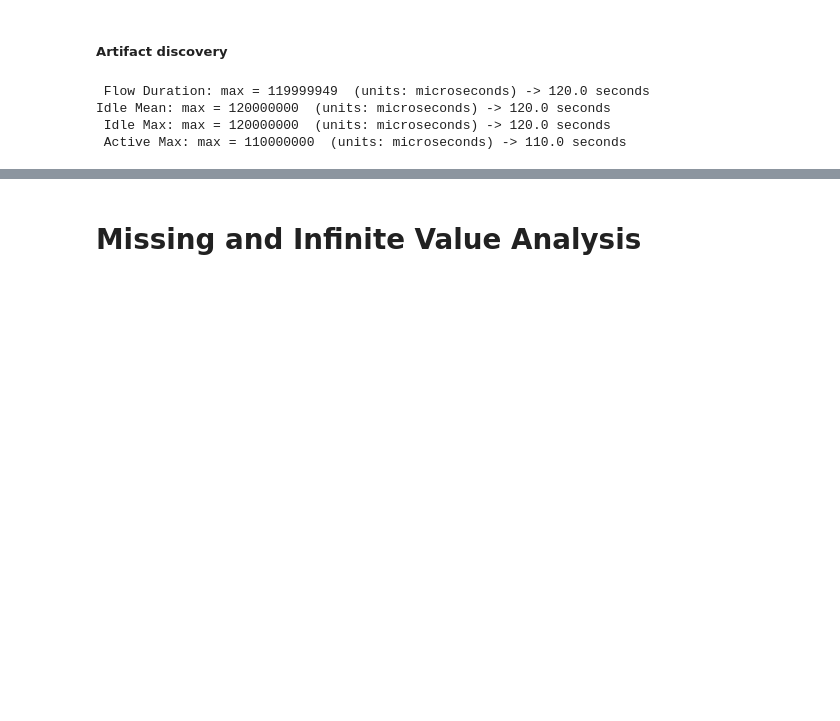
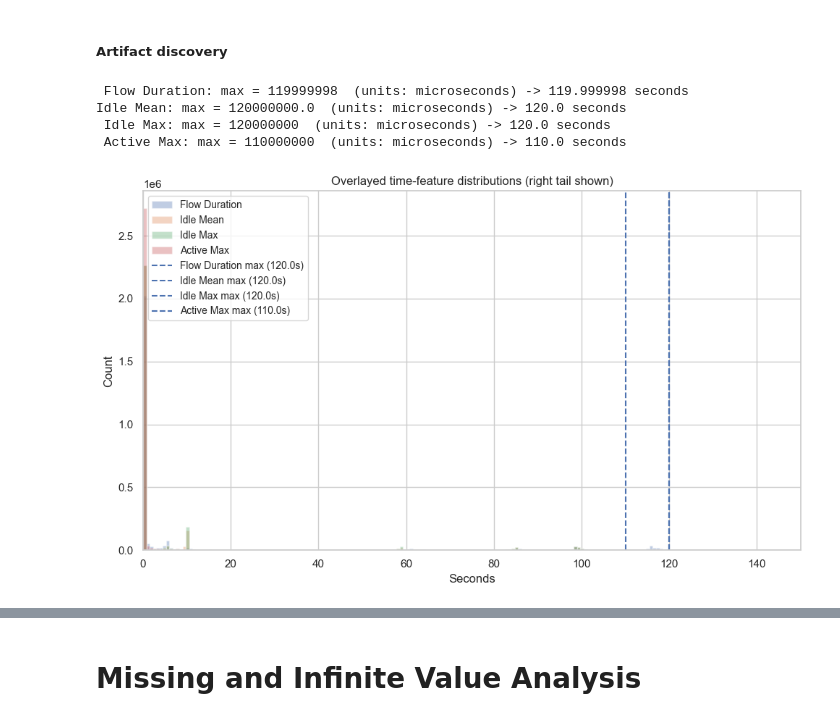
Before and after one commit to YashVerma-251103/DSc_project, a Jupyter notebook: PG/notebooks/Data_understanding.ipynb, the cells around one changed output, grey strips where cells are left out. Drawn from its saved outputs; the diff is of its cells as text; code cells hidden in the pictures; blank space fills up the shorter version.

```diff
--- a/PG/notebooks/Data_understanding.ipynb
+++ b/PG/notebooks/Data_understanding.ipynb
@@ -99,11 +101,43 @@ Index([' Destination Port', ' Flow Duration', ' Total Fwd Packets',
 # %%
 # Artifact verification: flow timeout cap
 time_features = [' Flow Duration','Idle Mean',' Idle Max',' Active Max']
+max_durations = []
 for f in time_features:
-    print(f"{f}: max = {df[f].max():.0f}  (units: microseconds) -> {df[f].max()/1e6:.1f} seconds")
+    max_duration = df[f].max()
+    max_duration_in_seconds =max_duration/1e6
+    max_durations.append((f.strip(),max_duration,max_duration_in_seconds))
+    print(f"{f}: max = {max_duration}  (units: microseconds) -> {max_duration_in_seconds} seconds")
 # %% [output]
- Flow Duration: max = 119999949  (units: microseconds) -> 120.0 seconds
-Idle Mean: max = 120000000  (units: microseconds) -> 120.0 seconds
+ Flow Duration: max = 119999998  (units: microseconds) -> 119.999998 seconds
+Idle Mean: max = 120000000.0  (units: microseconds) -> 120.0 seconds
  Idle Max: max = 120000000  (units: microseconds) -> 120.0 seconds
  Active Max: max = 110000000  (units: microseconds) -> 110.0 seconds
+# %%
+# Overlayed histograms for time features (use actual values from dataframe).
+# We convert microseconds -> seconds for readability and plot the right tail (e.g. up to 150s).
+plt.figure(figsize=(10,6))
+bins = 200
+range_seconds = (0, 150)  # show up to 150 seconds (adjust if needed)
+# time_features is defined earlier in the notebook; max_durations holds tuples (name, max_value, max_seconds)
+for col in time_features:
+    if col in df.columns:
+        vals = df[col].dropna() / 1e6  # convert microseconds -> seconds
+        # plot histogram for this feature (semi-transparent so overlays are visible)
+        plt.hist(vals, bins=bins, range=range_seconds, alpha=0.35, label=col.strip())
+    else:
+        # If a column name is slightly different, print a short debug message (won't break the plot)
+        print(f'Column not found: {col}')
+# draw vertical lines at the observed maxima (max_durations built earlier)
+for name, max_val, max_sec in max_durations:
+    # max_sec is already in seconds in the max_durations tuple created earlier
+    plt.axvline(max_sec, linestyle='--', linewidth=1.5, label=f'{name} max ({max_sec:.1f}s)')
+plt.xlabel('Seconds')
+plt.ylabel('Count')
+plt.title('Overlayed time-feature distributions (right tail shown)')
+plt.xlim(range_seconds)
+plt.legend(ncol=1, fontsize='small')
+plt.tight_layout()
+plt.show()
+# %% [output]
+[figure, added]
 # %%
```
Also changed, not shown: parts of 4 cells of this notebook.
